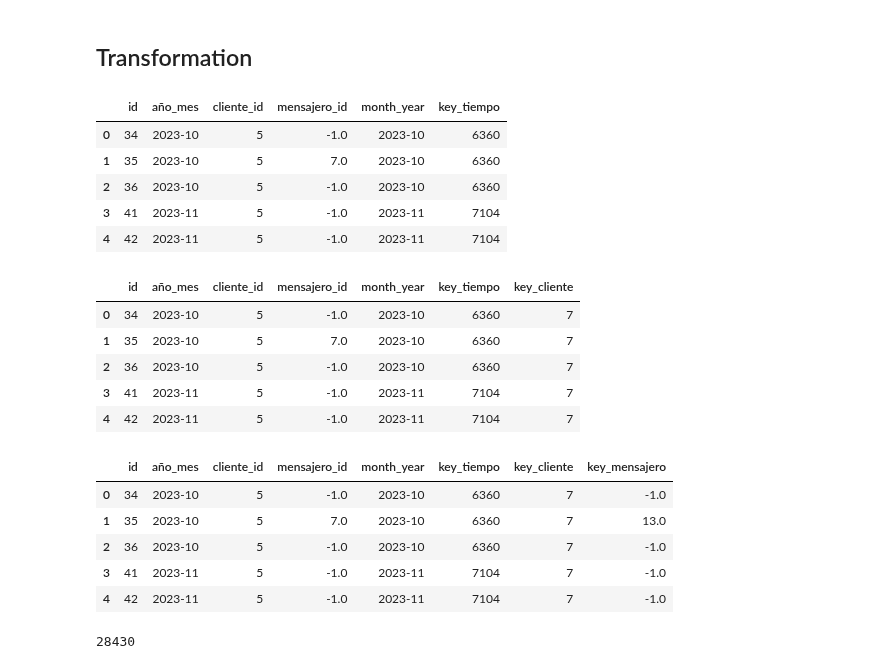
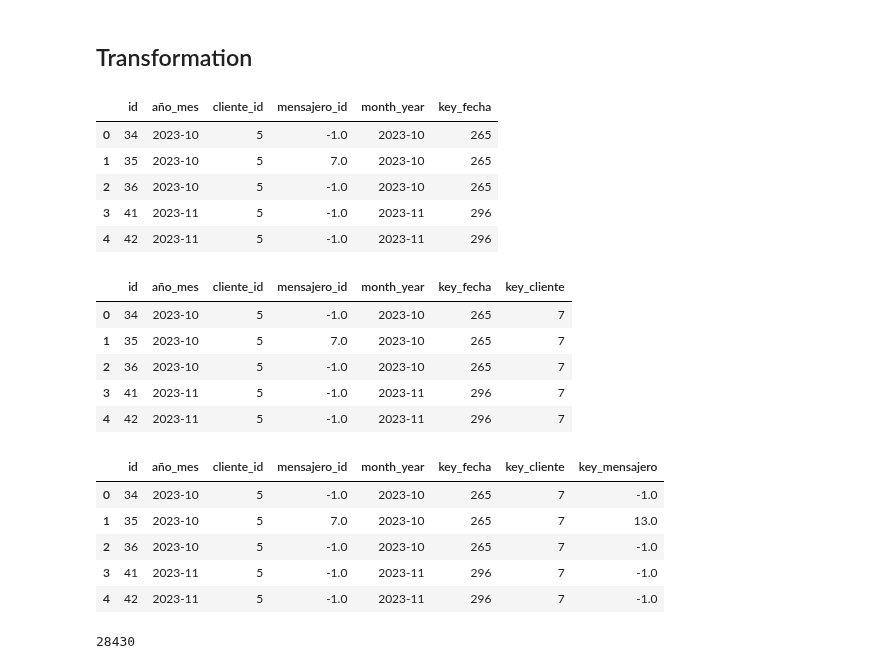
Before and after one commit to JabColV/datascience_project, a Jupyter notebook: segunda_entrega/hecho_servicio_mensual.ipynb, the cells around one changed output. Cells and saved outputs as stored; diff of their text form; code cells hidden in the pictures.

```diff
--- a/segunda_entrega/hecho_servicio_mensual.ipynb
+++ b/segunda_entrega/hecho_servicio_mensual.ipynb
@@ -24,7 +24,7 @@ olap_conn = create_engine(url_db)
 # %%
 cliente = pd.read_sql_table('dim_cliente', etl_conn)
 mensajero = pd.read_sql_table('dim_mensajero', etl_conn)
-tiempo = pd.read_sql_table('dim_tiempo', etl_conn)
+fecha = pd.read_sql_table('dim_fecha', etl_conn)
 servicio = pd.read_sql_table("mensajeria_servicio",url_db)
 # %%
 total_nan = servicio.isna().sum()
@@ -64,42 +64,42 @@ servicio.head(5)
 # %% [markdown]
 ## Transformation
 # %%
-tiempo_unique = tiempo[["month_year", "key_tiempo"]].drop_duplicates(subset=["month_year"])
+fecha_unique = fecha[["month_year", "key_fecha"]].drop_duplicates(subset=["month_year"])
 servicio["año_mes"] = servicio["fecha_solicitud"].dt.to_period("M").astype(str)
 servicio = servicio[["id", "año_mes", "cliente_id", "mensajero_id"]]
 servicio.fillna(-1, inplace=True)
 # Hacer el merge asegurando que coincidan
-hecho_servicio_mensual = pd.merge(servicio, tiempo_unique[["month_year", "key_tiempo"]], left_on="año_mes", right_on="month_year", how="left")
+hecho_servicio_mensual = pd.merge(servicio, fecha_unique[["month_year", "key_fecha"]], left_on="año_mes", right_on="month_year", how="left")
 hecho_servicio_mensual.head(5)
 # %% [output]
-|  | id | año_mes | cliente_id | mensajero_id | month_year | key_tiempo |
-| 0 | 34 | 2023-10 | 5 | -1.0 | 2023-10 | 6360 |
-| 1 | 35 | 2023-10 | 5 | 7.0 | 2023-10 | 6360 |
-| 2 | 36 | 2023-10 | 5 | -1.0 | 2023-10 | 6360 |
-| 3 | 41 | 2023-11 | 5 | -1.0 | 2023-11 | 7104 |
-| 4 | 42 | 2023-11 | 5 | -1.0 | 2023-11 | 7104 |
+|  | id | año_mes | cliente_id | mensajero_id | month_year | key_fecha |
+| 0 | 34 | 2023-10 | 5 | -1.0 | 2023-10 | 265 |
+| 1 | 35 | 2023-10 | 5 | 7.0 | 2023-10 | 265 |
+| 2 | 36 | 2023-10 | 5 | -1.0 | 2023-10 | 265 |
+| 3 | 41 | 2023-11 | 5 | -1.0 | 2023-11 | 296 |
+| 4 | 42 | 2023-11 | 5 | -1.0 | 2023-11 | 296 |
 # %%
 hecho_servicio_mensual = pd.merge(hecho_servicio_mensual, cliente[["cliente_id", "key_cliente"]], left_on="cliente_id", right_on="cliente_id", how="left")
 hecho_servicio_mensual.head(5)
 # %% [output]
-|  | id | año_mes | cliente_id | mensajero_id | month_year | key_tiempo | key_cliente |
-| 0 | 34 | 2023-10 | 5 | -1.0 | 2023-10 | 6360 | 7 |
-| 1 | 35 | 2023-10 | 5 | 7.0 | 2023-10 | 6360 | 7 |
-| 2 | 36 | 2023-10 | 5 | -1.0 | 2023-10 | 6360 | 7 |
-| 3 | 41 | 2023-11 | 5 | -1.0 | 2023-11 | 7104 | 7 |
-| 4 | 42 | 2023-11 | 5 | -1.0 | 2023-11 | 7104 | 7 |
+|  | id | año_mes | cliente_id | mensajero_id | month_year | key_fecha | key_cliente |
+| 0 | 34 | 2023-10 | 5 | -1.0 | 2023-10 | 265 | 7 |
+| 1 | 35 | 2023-10 | 5 | 7.0 | 2023-10 | 265 | 7 |
+| 2 | 36 | 2023-10 | 5 | -1.0 | 2023-10 | 265 | 7 |
+| 3 | 41 | 2023-11 | 5 | -1.0 | 2023-11 | 296 | 7 |
+| 4 | 42 | 2023-11 | 5 | -1.0 | 2023-11 | 296 | 7 |
 # %%
 mensajero.rename(columns={'id':'mensajero_id'}, inplace=True)
 hecho_servicio_mensual = hecho_servicio_mensual.merge(mensajero[["mensajero_id", "key_mensajero"]], left_on="mensajero_id", right_on="mensajero_id", how="left")
 hecho_servicio_mensual.fillna(-1, inplace=True)
 hecho_servicio_mensual.head(5)
 # %% [output]
-|  | id | año_mes | cliente_id | mensajero_id | month_year | key_tiempo | key_cliente | key_mensajero |
-| 0 | 34 | 2023-10 | 5 | -1.0 | 2023-10 | 6360 | 7 | -1.0 |
-| 1 | 35 | 2023-10 | 5 | 7.0 | 2023-10 | 6360 | 7 | 13.0 |
-| 2 | 36 | 2023-10 | 5 | -1.0 | 2023-10 | 6360 | 7 | -1.0 |
-| 3 | 41 | 2023-11 | 5 | -1.0 | 2023-11 | 7104 | 7 | -1.0 |
-| 4 | 42 | 2023-11 | 5 | -1.0 | 2023-11 | 7104 | 7 | -1.0 |
+|  | id | año_mes | cliente_id | mensajero_id | month_year | key_fecha | key_cliente | key_mensajero |
+| 0 | 34 | 2023-10 | 5 | -1.0 | 2023-10 | 265 | 7 | -1.0 |
+| 1 | 35 | 2023-10 | 5 | 7.0 | 2023-10 | 265 | 7 | 13.0 |
+| 2 | 36 | 2023-10 | 5 | -1.0 | 2023-10 | 265 | 7 | -1.0 |
+| 3 | 41 | 2023-11 | 5 | -1.0 | 2023-11 | 296 | 7 | -1.0 |
+| 4 | 42 | 2023-11 | 5 | -1.0 | 2023-11 | 296 | 7 | -1.0 |
 # %%
 print(len(hecho_servicio_mensual))
 # %% [output]
```
Also changed, not shown: parts of 4 cells of this notebook, 4 other files.
